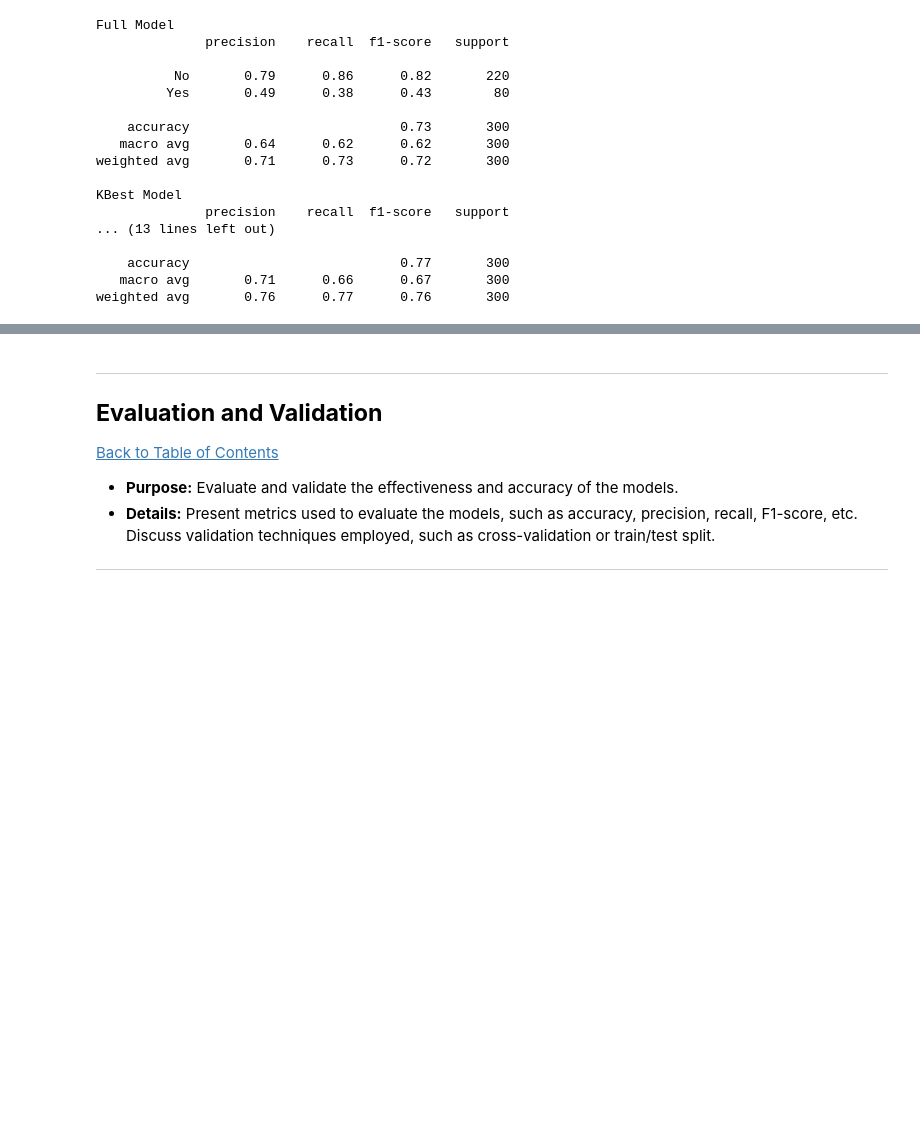
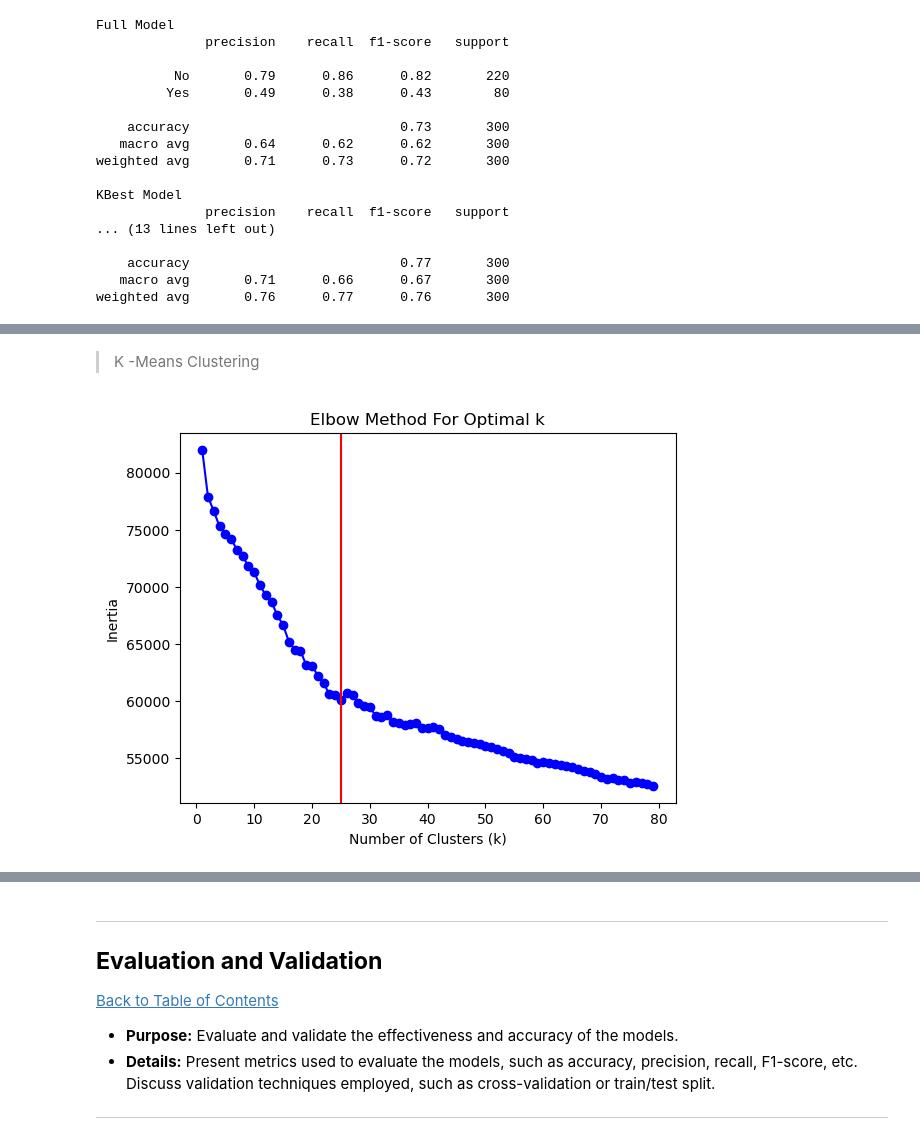
Before and after one commit to mzwandile-stuurman/insurance_claims, a Jupyter notebook: QCTO---Workplace-Module-Notebook-Template-4571.ipynb, the cells around one changed output, grey strips where cells are left out. Drawn from its saved outputs; the diff is of its cells as text; code cells hidden in the pictures; blank space fills up the shorter version.

```diff
--- a/QCTO---Workplace-Module-Notebook-Template-4571.ipynb
+++ b/QCTO---Workplace-Module-Notebook-Template-4571.ipynb
@@ -1034,0 +1148,10 @@ weighted avg       0.76      0.77      0.76       300
+# %%
+# Apply smote class balancing technique
+# 3. Apply SMOTE only to the training set
+smote = SMOTE(random_state=42)
+X_train_res, y_train_res = smote.fit_resample(class_X_train, class_y_train)
+# %%
+# scale the resampled tranining data
+scaler = StandardScaler()
+X_train_scaled_res = scaler.fit_transform(X_train_res)
+X_test_scaled_res = scaler.transform(class_X_test)
@@ -1034,0 +1265,27 @@ weighted avg       0.76      0.77      0.76       300
+# %% [markdown]
+> K -Means Clustering
+# %%
+# Copy the already cleaned data base
+clust_df = reg_df.copy()
+# %%
+# Scale the data
+X_cluster_scaled = scaler.fit_transform(clust_df)
+# %%
+# find optimal clusters
+inertia = []
+K = range(1, 80)
+
+for k in K:
+    kmeans = KMeans(n_clusters=k, random_state=42)
+    kmeans.fit(X_cluster_scaled)
+    inertia.append(kmeans.inertia_)
+
+# Plot the elbow
+plt.plot(K, inertia, 'bo-')
+plt.xlabel('Number of Clusters (k)')
+plt.axvline(25, color='red')
+plt.ylabel('Inertia')
+plt.title('Elbow Method For Optimal k')
+plt.show()
+# %% [output]
+[figure, added]
```
Also changed, not shown: parts of 68 cells of this notebook, 2 other files.
